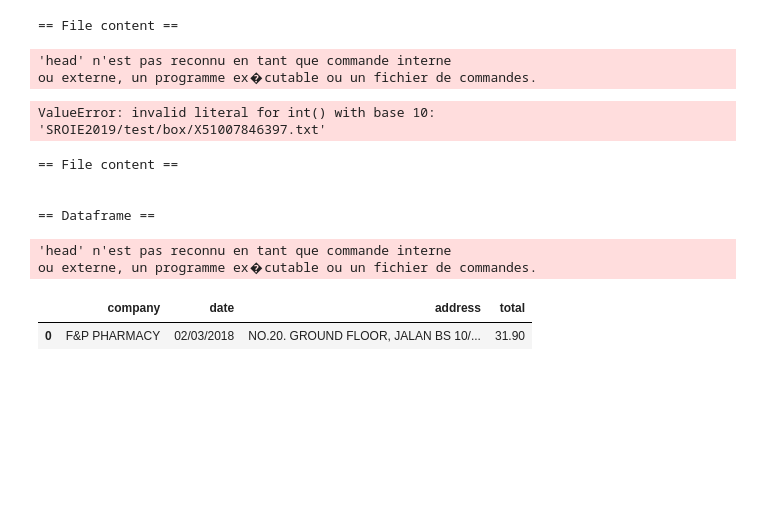
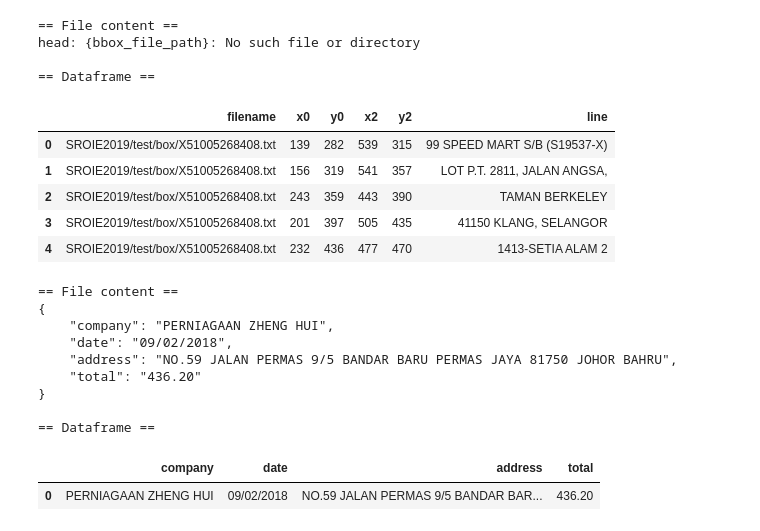
Before and after one commit to Frandiiile/Invoices_App, a Jupyter notebook: Notebook.ipynb, the cells around one changed output. Saved outputs shown, nothing was run; the diff lists cells and outputs as text; code cells hidden in the pictures; blank space fills up the shorter version.

```diff
--- a/Notebook.ipynb
+++ b/Notebook.ipynb
@@ -39,41 +39,49 @@ def read_bbox_and_words(Pathh):
   return dataframe
 print("== File content ==")
 !head -n 5 "{bbox_file_path}"
-
-bbox = read_bbox_and_words(Pathh='SROIE2019/test/box/X51007846397.txt')
+bbox = read_bbox_and_words(Pathh='SROIE2019/test/box/X51005268408.txt')
 print("\n== Dataframe ==")
 bbox.head(5)
 # %% [output]
 == File content ==
+head: {bbox_file_path}: No such file or directory
+
+== Dataframe ==
-'head' n'est pas reconnu en tant que commande interne
-ou externe, un programme ex�cutable ou un fichier de commandes.
-ValueError: invalid literal for int() with base 10: 'SROIE2019/test/box/X51007846397.txt'
+|  | filename | x0 | y0 | x2 | y2 | line |
+| 0 | SROIE2019/test/box/X51005268408.txt | 139 | 282 | 539 | 315 | 99 SPEED MART S/B (S19537-X) |
+| 1 | SROIE2019/test/box/X51005268408.txt | 156 | 319 | 541 | 357 | LOT P.T. 2811, JALAN ANGSA, |
+| 2 | SROIE2019/test/box/X51005268408.txt | 243 | 359 | 443 | 390 | TAMAN BERKELEY |
+| 3 | SROIE2019/test/box/X51005268408.txt | 201 | 397 | 505 | 435 | 41150 KLANG, SELANGOR |
+| 4 | SROIE2019/test/box/X51005268408.txt | 232 | 436 | 477 | 470 | 1413-SETIA ALAM 2 |
 # %%
 def read_entities(path: Path):
   with open(path, 'r') as f:
     data = json.load(f)
 
   dataframe = pd.DataFrame([data])
   return dataframe
 
 
 # Example usage
-entities_file_path = sroie_folder_path /  "test/entities" / example_file
+entities_file_path = 'SROIE2019/test/entities/X51005200931.txt'
 print("== File content ==")
 !head "{entities_file_path}"
 
 entities = read_entities(path=entities_file_path)
 print("\n\n== Dataframe ==")
 entities
 # %% [output]
 == File content ==
-
+{
+    "company": "PERNIAGAAN ZHENG HUI",
+    "date": "09/02/2018",
+    "address": "NO.59 JALAN PERMAS 9/5 BANDAR BARU PERMAS JAYA 81750 JOHOR BAHRU",
+    "total": "436.20"
+}
 
 == Dataframe ==
-'head' n'est pas reconnu en tant que commande interne
-ou externe, un programme ex�cutable ou un fichier de commandes.
 |  | company | date | address | total |
-| 0 | F&P PHARMACY | 02/03/2018 | NO.20. GROUND FLOOR, JALAN BS 10/... | 31.90 |
+| 0 | PERNIAGAAN ZHENG HUI | 09/02/2018 | NO.59 JALAN PERMAS 9/5 BANDAR BAR... | 436.20 |
 # %%
 # Assign a label to the line by checking the similarity
 # of the line and all the entities
```
Also changed, not shown: parts of 13 cells of this notebook, 1 other file.
